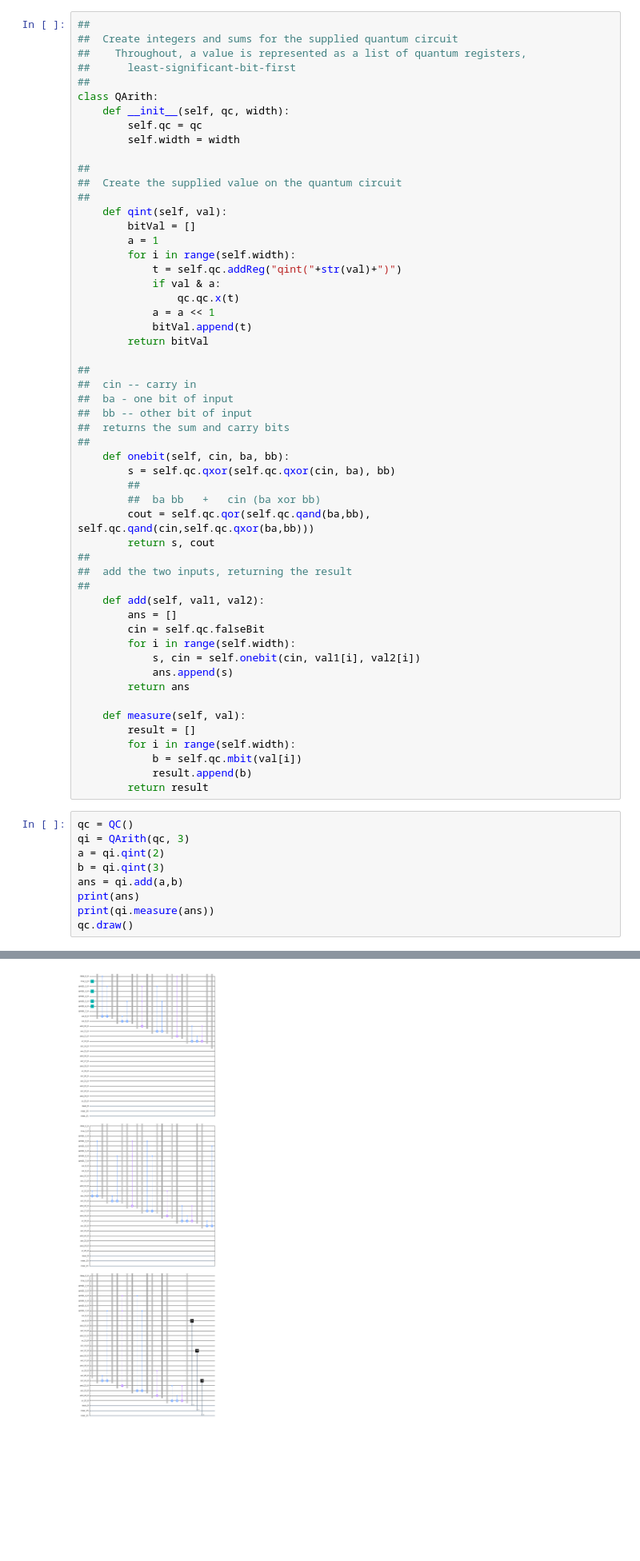
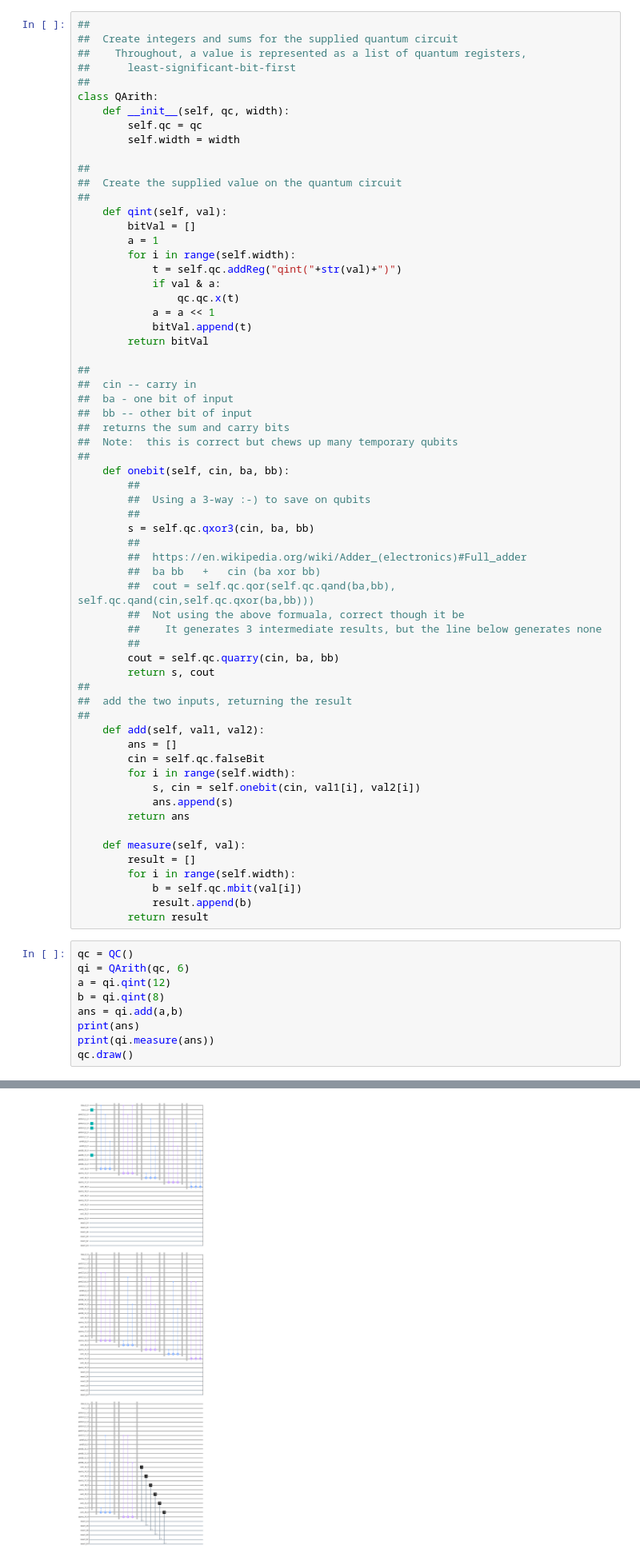
Before and after one commit to ABenoit0226/quantum-place-route, a Jupyter notebook: adder_logic_script.ipynb, the cells around one changed output, grey strips where cells are left out. Shown at 80% size. Cells and saved outputs as stored; diff of their text form; blank space fills up the shorter version.

Commit message:
more clever sum and carry use NO intermediate results

```diff
--- a/adder_logic_script.ipynb
+++ b/adder_logic_script.ipynb
@@ -138,12 +168,21 @@ class QArith:
 ##  ba - one bit of input
 ##  bb -- other bit of input
 ##  returns the sum and carry bits
+##  Note:  this is correct but chews up many temporary qubits
 ##
     def onebit(self, cin, ba, bb):
-        s = self.qc.qxor(self.qc.qxor(cin, ba), bb)
         ##
+        ##  Using a 3-way :-) to save on qubits
+        ##
+        s = self.qc.qxor3(cin, ba, bb)
+        ##
+        ##  https://en.wikipedia.org/wiki/Adder_(electronics)#Full_adder
         ##  ba bb   +   cin (ba xor bb)
-        cout = self.qc.qor(self.qc.qand(ba,bb), self.qc.qand(cin,self.qc.qxor(ba,bb)))
+        ##  cout = self.qc.qor(self.qc.qand(ba,bb), self.qc.qand(cin,self.qc.qxor(ba,bb)))
+        ##  Not using the above formuala, correct though it be
+        ##    It generates 3 intermediate results, but the line below generates none
+        ##
+        cout = self.qc.quarry(cin, ba, bb)
         return s, cout
 ##
 ##  add the two inputs, returning the result
@@ -164,9 +203,9 @@ class QArith:
         return result
 # %%
 qc = QC()
-qi = QArith(qc, 3)
-a = qi.qint(2)
-b = qi.qint(3)
+qi = QArith(qc, 6)
+a = qi.qint(12)
+b = qi.qint(8)
 ans = qi.add(a,b)
 print(ans)
 print(qi.measure(ans))
@@ -177 +216 @@ qc.draw()
-[figure, old version]
+[figure, new version]
```
Also changed, not shown: parts of 6 cells of this notebook.
